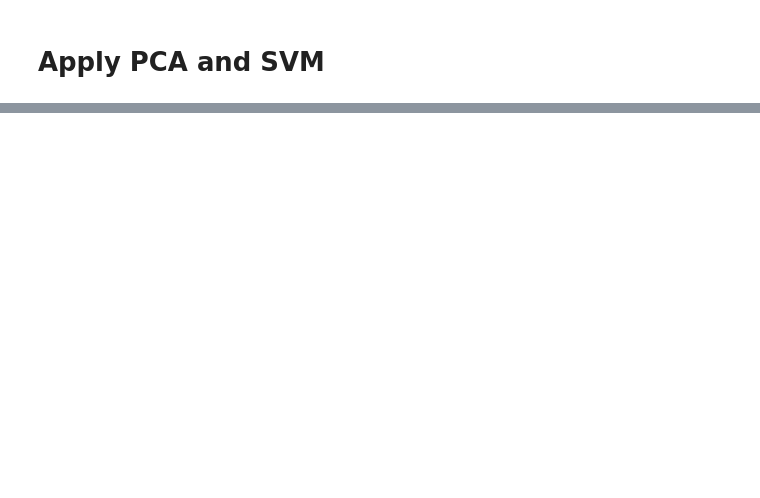
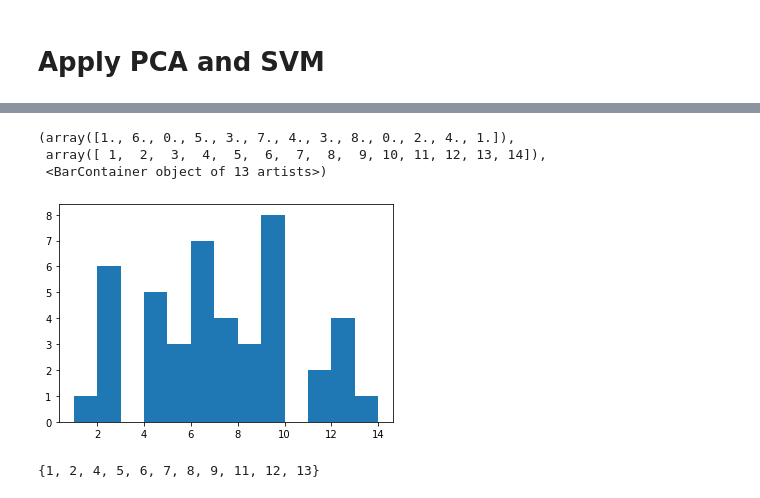
Before and after one commit to OlinSTEP/signal-processing-gesture-data-collection, a Jupyter notebook: session_3/explore_data_session_3.ipynb, the cells around one changed output, grey strips where cells are left out. Cells and saved outputs as stored; diff of their text form; code cells hidden in the pictures; blank space fills up the shorter version.

```diff
--- a/session_3/explore_data_session_3.ipynb
+++ b/session_3/explore_data_session_3.ipynb
@@ -445,0 +472,10 @@ ax.scatter(
+# %%
+# reshape data to be gestures x ?, only use linear acceleration
+# max accuracy --> 14%
+x_train = train_data[:, 3:6, :].reshape(train_data.shape[0], -1)
+print(x_train.shape)
+
+x_test = test_data[:, 3:6, :].reshape(test_data.shape[0], -1)
+print(x_test.shape)
+
+run_pipeline(x_train, x_test, train_labels, test_labels, n_comp=70)
@@ -445,0 +533,3 @@ ax.scatter(
+# %%
+run_pipeline_on_gesture_list(train_data, train_labels, test_data, test_labels,
+                             gesture_list = [1, 2, 3, 4])
@@ -445,0 +540,16 @@ ax.scatter(
+# %%
+# try out all combinations of 4 gestures
+pairs = list(itertools.combinations(range(1, 15), 4))
+pair_acc = []
+for a, b, c, d in pairs:
+    acc = run_pipeline_on_gesture_list(train_data, train_labels, test_data, test_labels,
+                                       gesture_list = [a, b, c, d])
+    pair_acc.append(acc)
+
+df_pair_acc = pd.DataFrame({
+    "a": [a for a, b, c, d in pairs],
+    "b": [b for a, b, c, d in pairs],
+    "c": [c for a, b, c, d in pairs],
+    "d": [d for a, b, c, d in pairs],
+    "pair_acc": pair_acc
+})
@@ -445,0 +590,4 @@ ax.scatter(
+# %%
+# get pairs with accuracy greater than 80%
+df_pair_acc_good = df_pair_acc[df_pair_acc["pair_acc"] > .80]
+df_pair_acc_good.sort_values("pair_acc")
@@ -445,0 +607,12 @@ ax.scatter(
+# %%
+good_pairs = list(df_pair_acc_good["a"]) + list(df_pair_acc_good["b"]) + list(df_pair_acc_good["c"]) + list(df_pair_acc_good["d"])
+plt.hist(good_pairs, bins=range(1, 15))
+# %% [output]
+(array([1., 6., 0., 5., 3., 7., 4., 3., 8., 0., 2., 4., 1.]),
+ array([ 1,  2,  3,  4,  5,  6,  7,  8,  9, 10, 11, 12, 13, 14]),
+ <BarContainer object of 13 artists>)
+[figure, added]
+# %%
+set(good_pairs)
+# %% [output]
+{1, 2, 4, 5, 6, 7, 8, 9, 11, 12, 13}
```
Also changed, not shown: parts of 28 cells of this notebook, 1 other file.
